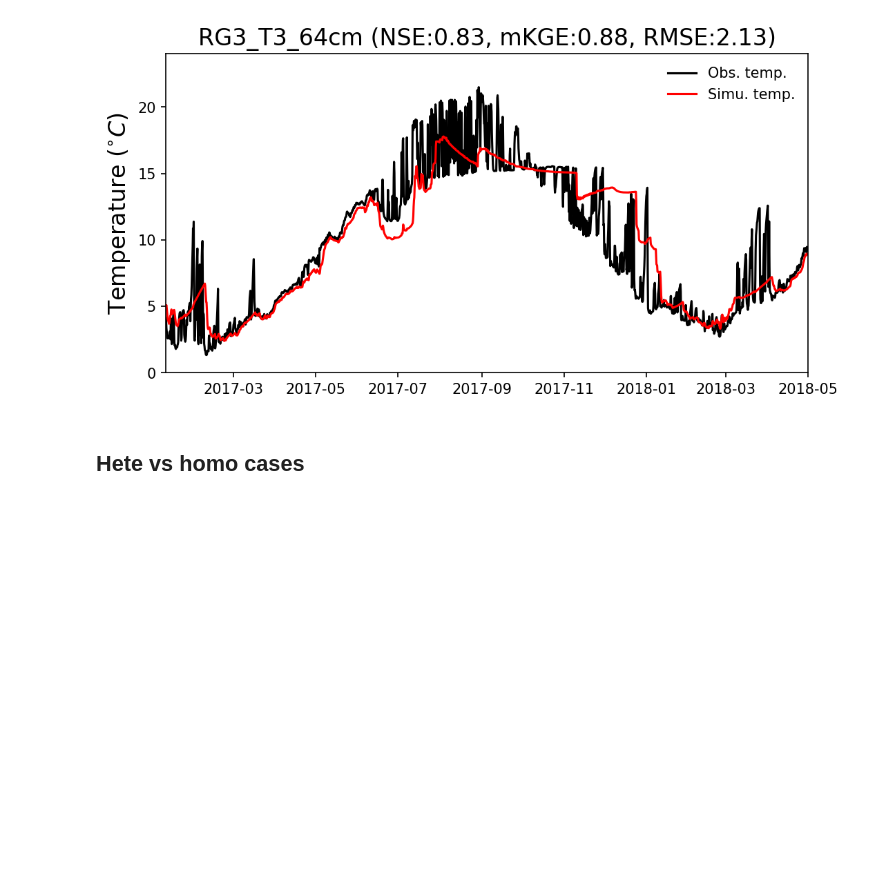
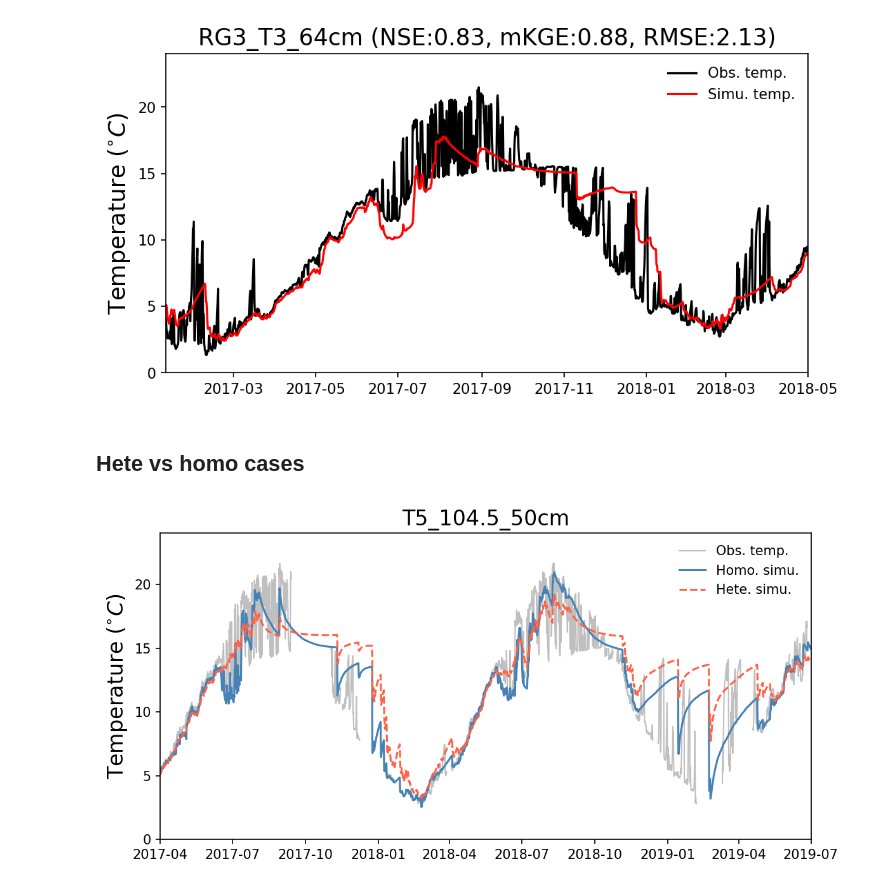
Before and after one commit to pinshuai/HFR-riverbed, a Jupyter notebook: notebooks/plot_simu_obs_wells-temp.ipynb, the cells around one changed output. Saved outputs shown, nothing was run; the diff lists cells and outputs as text; code cells hidden in the pictures; blank space fills up the shorter version.

```diff
--- a/notebooks/plot_simu_obs_wells-temp.ipynb
+++ b/notebooks/plot_simu_obs_wells-temp.ipynb
@@ -724,3 +640,5 @@ with lzma.open(os.path.join(pickle_dir , f"{case_name[:-1]}-well_data_df_ave.xz"
 # %%
 with lzma.open(os.path.join(pickle_dir , f"{case_name[:-1]}-well_data_df_ave.xz"), 'rb') as f:
     well_data_df = pickle.load(f)
+# %%
+well_data_df_hete = well_data_df
@@ -1226,0 +1225,5 @@ plt.close(fig)
+# %%
+iwell = 'T5_104.5_50cm'
+fig= plot_DA_temp_comparison(iwell , well_data_df_homo,  well_data_df_hete, smooth_window='6H', flux_average=True,  start_date="04/01/2017", end_date="07/01/2019")
+# %% [output]
+[figure, added]
```
Also changed, not shown: parts of 28 cells of this notebook.
